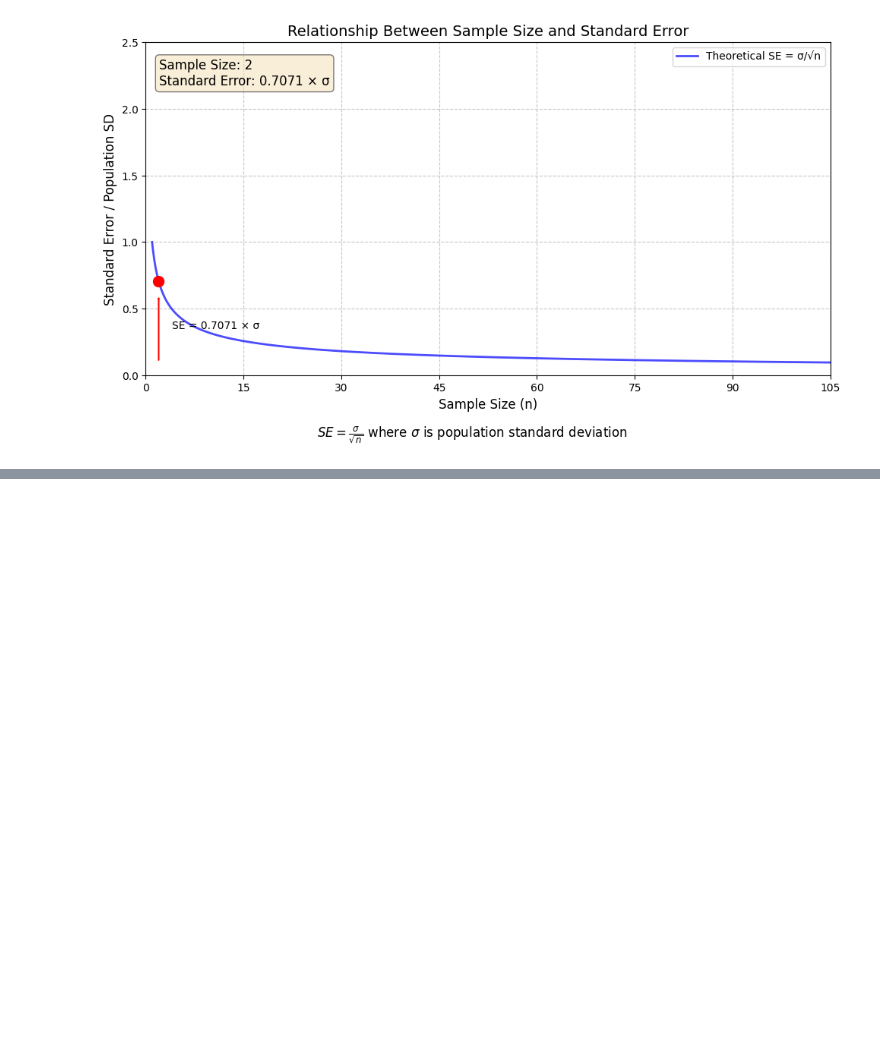
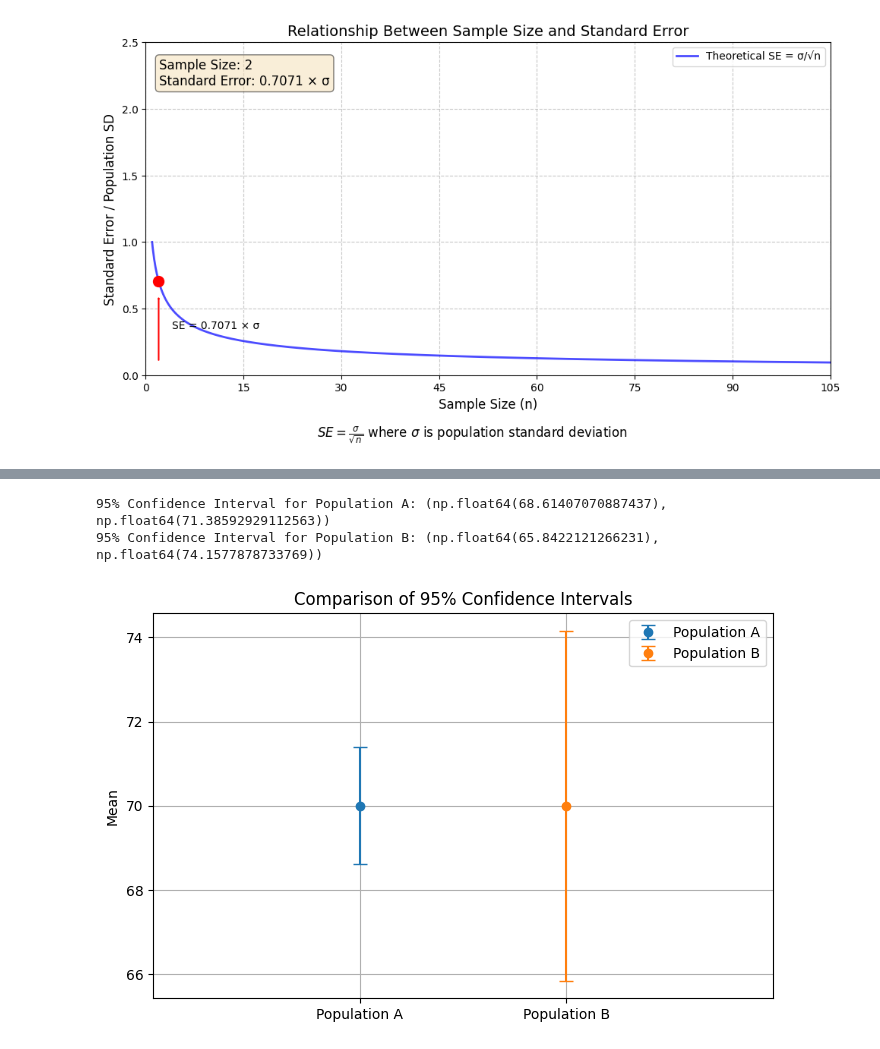
Before and after one commit to yoshiwatanabe/python-test, a Jupyter notebook: stats/standard_error.ipynb, the cells around one changed output, grey strips where cells are left out. Saved outputs shown, nothing was run; the diff lists cells and outputs as text; code cells hidden in the pictures; blank space fills up the shorter version.

```diff
--- a/stats/standard_error.ipynb
+++ b/stats/standard_error.ipynb
@@ -128,0 +176,38 @@ ani.save('standard_error1.gif', writer='pillow', fps=10)
+# %%
+import numpy as np
+import matplotlib.pyplot as plt
+
+# Population parameters
+mean = 70  # Population mean (common)
+std_A = 5  # Standard deviation of population A
+std_B = 15 # Standard deviation of population B
+
+# Sample size
+sample_size = 50
+
+# Calculate standard errors
+se_A = std_A / np.sqrt(sample_size)
+se_B = std_B / np.sqrt(sample_size)
+
+# Confidence intervals (95%)
+confidence_interval_A = (mean - 1.96 * se_A, mean + 1.96 * se_A)  # meanを使用
+confidence_interval_B = (mean - 1.96 * se_B, mean + 1.96 * se_B)  # meanを使用
+
+print(f"95% Confidence Interval for Population A: {confidence_interval_A}")
+print(f"95% Confidence Interval for Population B: {confidence_interval_B}")
+
+# Plot confidence intervals
+plt.figure(figsize=(8, 5))
+plt.errorbar(1, mean, yerr=1.96 * se_A, fmt='o', label='Population A', capsize=5)  # meanを使用
+plt.errorbar(2, mean, yerr=1.96 * se_B, fmt='o', label='Population B', capsize=5)  # meanを使用
+plt.xlim(0, 3)
+plt.ylabel('Mean')
+plt.xticks([1, 2], ['Population A', 'Population B'])
+plt.title('Comparison of 95% Confidence Intervals')
+plt.legend()
+plt.grid(True)
+plt.show()
+# %% [output]
+95% Confidence Interval for Population A: (np.float64(68.61407070887437), np.float64(71.38592929112563))
+95% Confidence Interval for Population B: (np.float64(65.8422121266231), np.float64(74.1577878733769))
+[figure, added]
```
Also changed, not shown: parts of 2 cells of this notebook.
